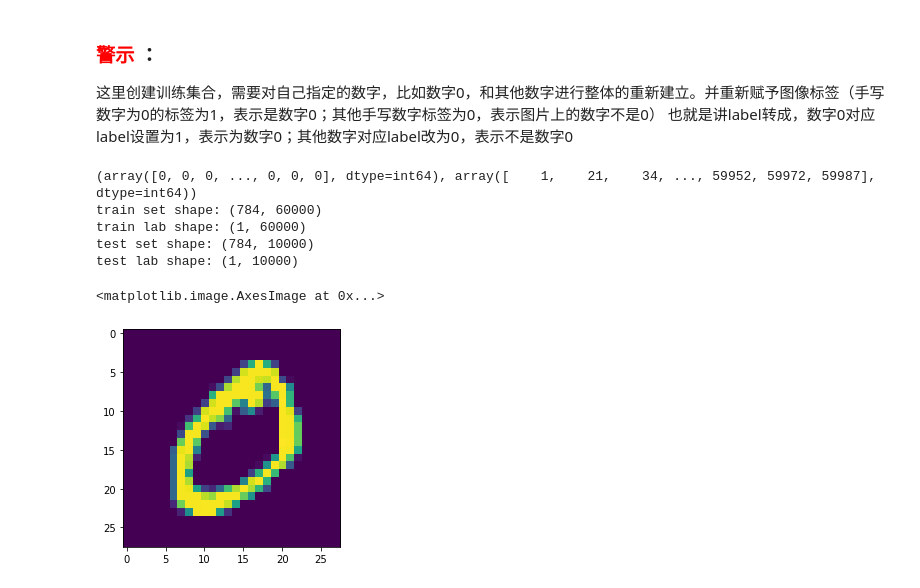
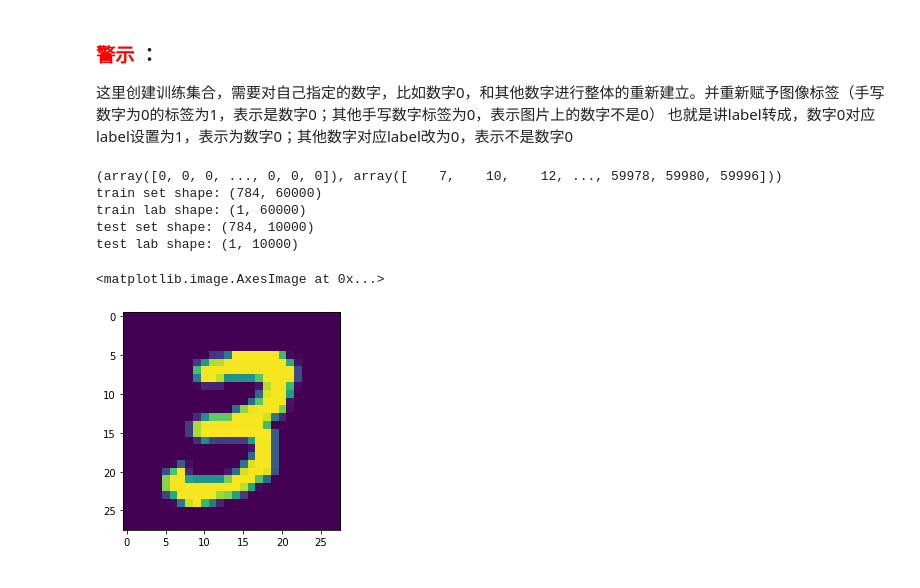
Before and after one commit to ShinATK/JupyterNotebook, a Jupyter notebook: myDeepLearning/COURSE1 Neural Networks and Deep Learning/Week 2/NumberRecognition/数字识别-二值回归.ipynb, the cells around one changed output. Cells and saved outputs as stored; diff of their text form; code cells hidden in the pictures.

```diff
--- a/myDeepLearning/COURSE1 Neural Networks and Deep Learning/Week 2/NumberRecognition/数字识别-二值回归.ipynb
+++ b/myDeepLearning/COURSE1 Neural Networks and Deep Learning/Week 2/NumberRecognition/数字识别-二值回归.ipynb
@@ -73,38 +73,38 @@ def test_setY(num):
     label[np.where(label == num)] = 1
     label[np.where(label == 9)] = 0
     return label
-reg_num = 0
+reg_num = 3
 train_X = train_img.copy().T
 train_Y = train_setY(reg_num).T
 index_regnum = np.where(train_Y==1)
 print(index_regnum)
 test_X = test_img.copy().T
 test_Y = test_setY(reg_num).T
 print(f"train set shape: {train_X.shape}")
 print(f"train lab shape: {train_Y.shape}")
 print(f"test set shape: {test_X.shape}")
 print(f"test lab shape: {test_Y.shape}")
 
 # show_image(train_X.T, 1)
 hw0 = train_X.T
 i = index_regnum[1][0]
 np.save(f'handwritten{reg_num}.npy', hw0[i])
 plt.imshow(hw0[i].reshape((28,28)))
 
 # # print(train_Y[30])
 # print(train_Y.shape)
 # # print(np.where(train_Y==1))
 # tmp = train_lab.copy().T[:, :limit_train]
 # len(tmp[np.where(tmp == reg_num)])
 #
 # %% [output]
-(array([0, 0, 0, ..., 0, 0, 0], dtype=int64), array([    1,    21,    34, ..., 59952, 59972, 59987], dtype=int64))
+(array([0, 0, 0, ..., 0, 0, 0]), array([    7,    10,    12, ..., 59978, 59980, 59996]))
 train set shape: (784, 60000)
 train lab shape: (1, 60000)
 test set shape: (784, 10000)
 test lab shape: (1, 10000)
 <matplotlib.image.AxesImage at 0x...>
-[figure, old version]
+[figure, new version]
 # %%
 parameters = {
     'a+': 1e-2, 'b+': 27,
```
Also changed, not shown: parts of 6 cells of this notebook, 8 other files.
